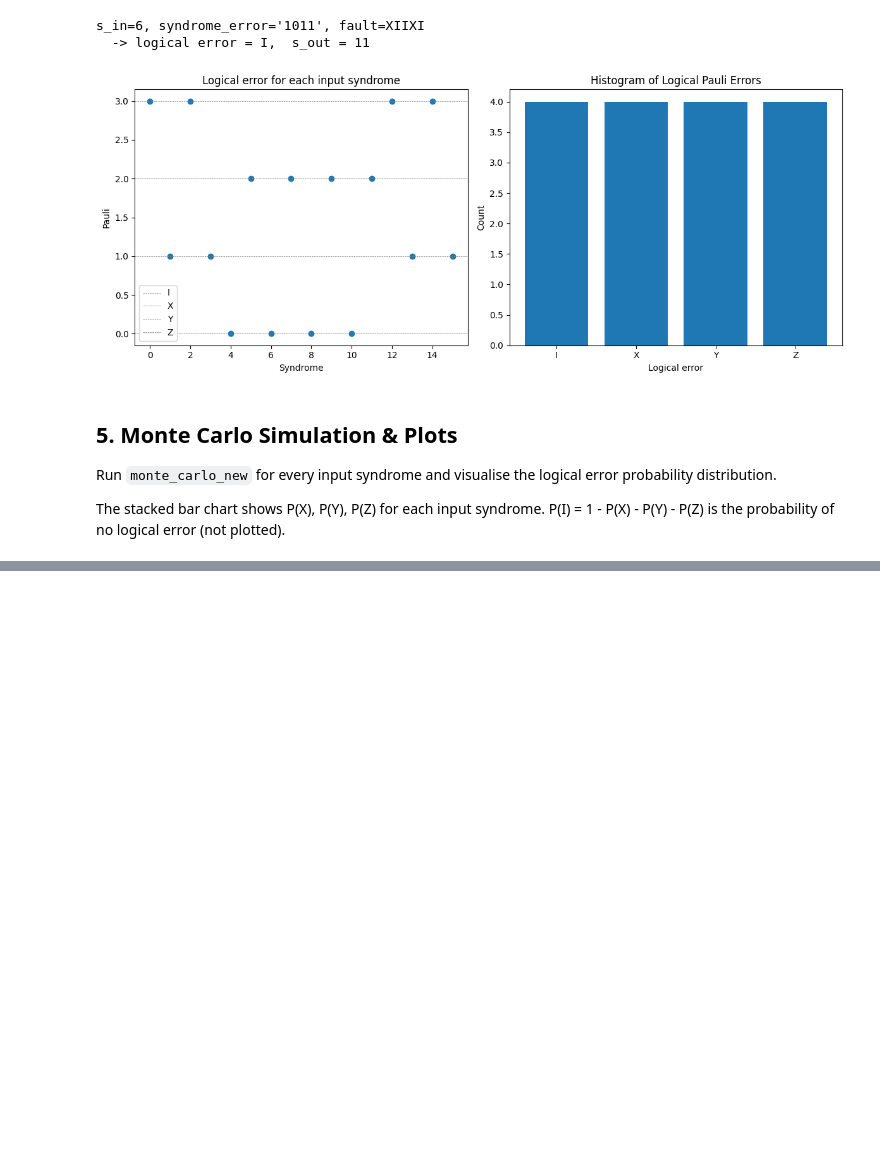
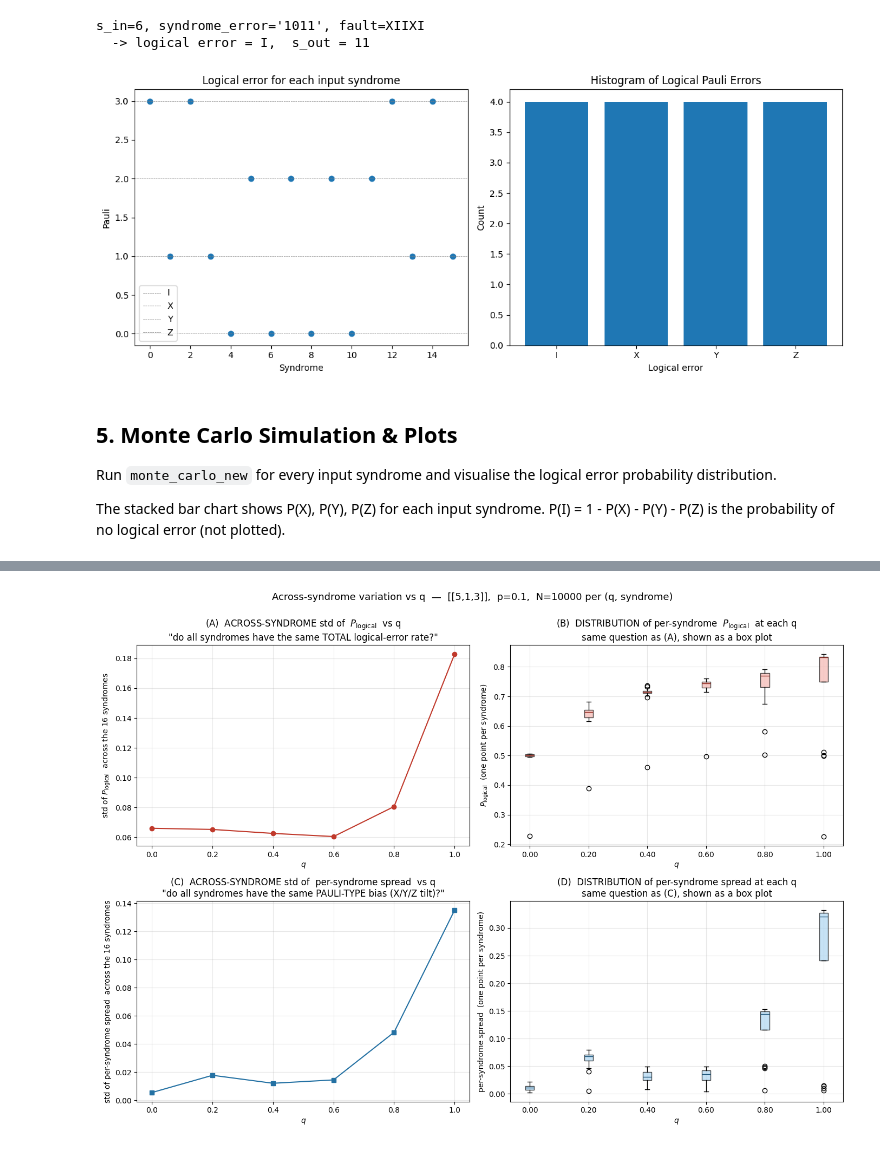
Before and after one commit to YommoY-official/MPQMasters, a Jupyter notebook: ECCODE/exRec_logicalerror_distribution.ipynb, the cells around one changed output, grey strips where cells are left out. Saved outputs shown, nothing was run; the diff lists cells and outputs as text; code cells hidden in the pictures; blank space fills up the shorter version.

```diff
--- a/ECCODE/exRec_logicalerror_distribution.ipynb
+++ b/ECCODE/exRec_logicalerror_distribution.ipynb
@@ -351,0 +584,82 @@ Average logical error rate across all syndromes: 0.036801
+# %%
+import os
+
+# Requires: plogicals_all, spreads_all, q_values, N_SAMPLES_SWEEP from Section 6
+std_plogical_across_syn = plogicals_all.std(axis=1)   # shape (n_q,)
+std_spread_across_syn   = spreads_all.std(axis=1)     # shape (n_q,)
+
+print("Across-syndrome std per q:")
+print(f"{'q':>8}  {'std(P_logical)':>16}  {'std(spread)':>14}")
+for iq, q in enumerate(q_values):
+    print(f"{q:8.4f}  {std_plogical_across_syn[iq]:16.6f}  {std_spread_across_syn[iq]:14.6f}")
+print()
+
+# --- 2x2 figure ---
+fig, axes = plt.subplots(2, 2, figsize=(14, 10))
+
+if len(q_values) > 1:
+    box_w = (q_values[1] - q_values[0]) * 0.15
+else:
+    box_w = 0.05
+
+# (A) std of P_logical across syndromes vs q — top-left
+axes[0, 0].plot(q_values, std_plogical_across_syn, 'o-', color='#c0392b')
+axes[0, 0].set_xlabel('$q$')
+axes[0, 0].set_ylabel(r'std of $P_{\mathrm{logical}}$  across the 16 syndromes')
+axes[0, 0].set_title('(A)  ACROSS-SYNDROME std of  $P_{\mathrm{logical}}$  vs q\n'
+                     '"do all syndromes have the same TOTAL logical-error rate?"')
+axes[0, 0].grid(alpha=0.3)
+
+# (B) box plot of P_logical across syndromes per q — top-right
+axes[0, 1].boxplot([plogicals_all[iq] for iq in range(len(q_values))],
+                   positions=q_values, widths=box_w, manage_ticks=False,
+                   patch_artist=True,
+                   boxprops=dict(facecolor='#f5b7b1', alpha=0.7),
+                   medianprops=dict(color='#922b21'))
+axes[0, 1].set_xlabel('$q$')
+axes[0, 1].set_ylabel(r'$P_{\mathrm{logical}}$  (one point per syndrome)')
+axes[0, 1].set_title('(B)  DISTRIBUTION of per-syndrome  $P_{\mathrm{logical}}$  at each q\n'
+                     'same question as (A), shown as a box plot')
+axes[0, 1].set_xticks(q_values)
+axes[0, 1].set_xticklabels([f"{q:.2f}" for q in q_values])
+axes[0, 1].grid(alpha=0.3)
+
+# (C) std of per-syndrome spread across syndromes vs q — bottom-left
+axes[1, 0].plot(q_values, std_spread_across_syn, 's-', color='#2471a3')
+axes[1, 0].set_xlabel('$q$')
+axes[1, 0].set_ylabel(r'std of per-syndrome spread  across the 16 syndromes')
+axes[1, 0].set_title('(C)  ACROSS-SYNDROME std of  per-syndrome spread  vs q\n'
+                     '"do all syndromes have the same PAULI-TYPE bias (X/Y/Z tilt)?"')
+axes[1, 0].grid(alpha=0.3)
+
+# (D) box plot of per-syndrome spread across syndromes per q — bottom-right
+axes[1, 1].boxplot([spreads_all[iq] for iq in range(len(q_values))],
+                   positions=q_values, widths=box_w, manage_ticks=False,
+                   patch_artist=True,
+                   boxprops=dict(facecolor='#aed6f1', alpha=0.7),
+                   medianprops=dict(color='#1a5276'))
+axes[1, 1].set_xlabel('$q$')
+axes[1, 1].set_ylabel('per-syndrome spread  (one point per syndrome)')
+axes[1, 1].set_title('(D)  DISTRIBUTION of per-syndrome spread at each q\n'
+                     'same question as (C), shown as a box plot')
+axes[1, 1].set_xticks(q_values)
+axes[1, 1].set_xticklabels([f"{q:.2f}" for q in q_values])
+axes[1, 1].grid(alpha=0.3)
+
+fig.suptitle(f'Across-syndrome variation vs q  —  {code.name},  p={p_val},  '
+             f'N={N_SAMPLES_SWEEP} per (q, syndrome)',
+             fontsize=13, y=1.00)
+plt.tight_layout()
+
+# --- Save ---
+plots_dir = 'plots'
+os.makedirs(plots_dir, exist_ok=True)
+code_tag = code.name.replace('[', '').replace(']', '').replace(',', '-')
+q_tag    = f"q{q_values[0]:g}-to-{q_values[-1]:g}-n{len(q_values)}"
+fname    = f"across-syndrome-variation_vs_q__{code_tag}__p{p_val:g}__{q_tag}__N{N_SAMPLES_SWEEP}.png"
+fpath    = os.path.join(plots_dir, fname)
+fig.savefig(fpath, dpi=150, bbox_inches='tight')
+print(f"Saved: {fpath}")
+
+plt.show()
+# %% [output]
@@ -351,0 +675 @@ Average logical error rate across all syndromes: 0.036801
+[figure, added]
```
Also changed, not shown: parts of 12 cells of this notebook.
